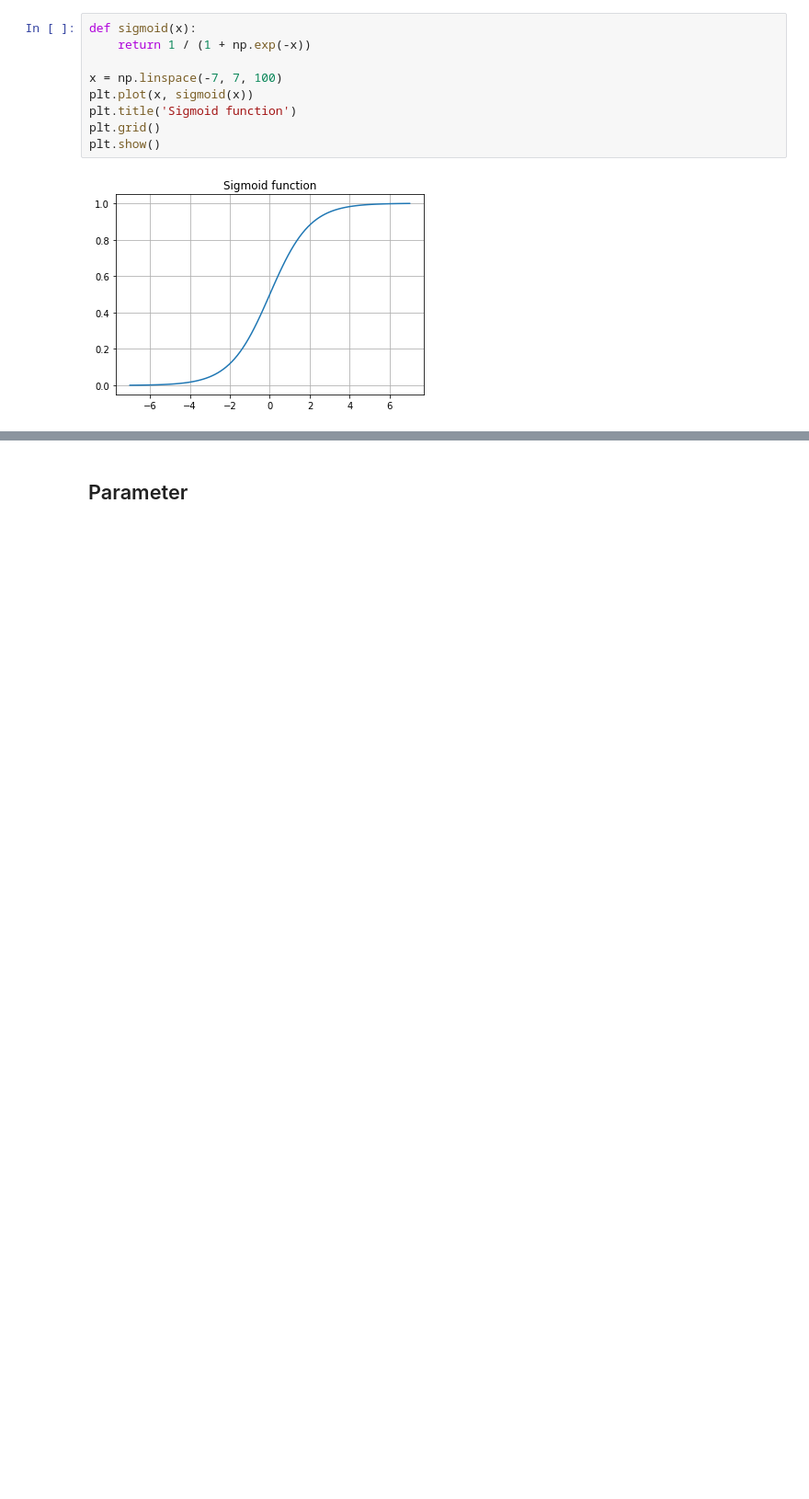
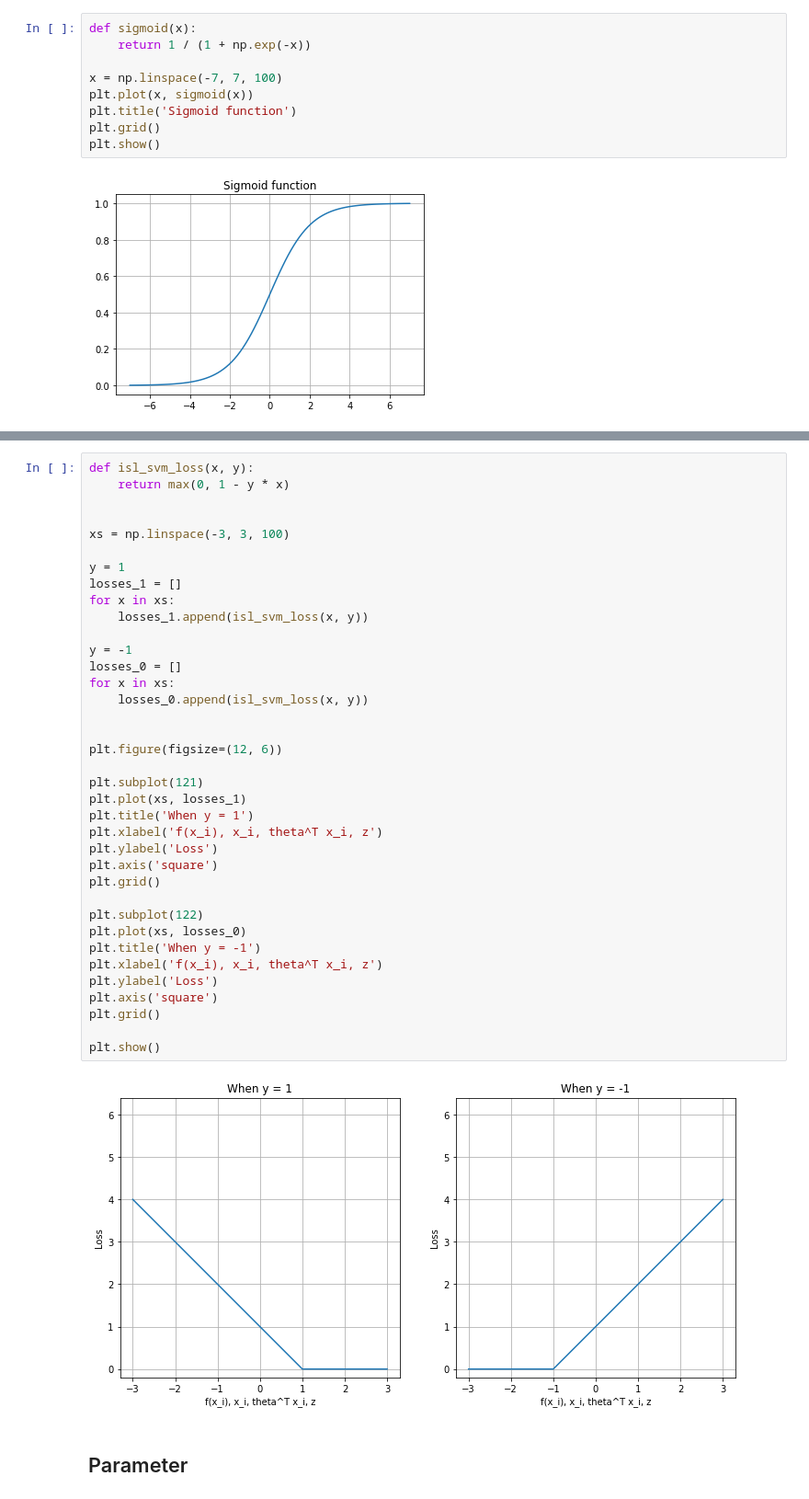
Before and after one commit to yukikitayama/machine-learning, a Jupyter notebook: notebook/support_vector_machine.ipynb, the cells around one changed output, grey strips where cells are left out. Shown at 92% size. Drawn from its saved outputs; the diff is of its cells as text; blank space fills up the shorter version.

```diff
--- a/notebook/support_vector_machine.ipynb
+++ b/notebook/support_vector_machine.ipynb
@@ -152,3 +364,42 @@ plt.show()
+# %%
+def isl_svm_loss(x, y):
+    return max(0, 1 - y * x)
+
+
+xs = np.linspace(-3, 3, 100)
+
+y = 1
+losses_1 = []
+for x in xs:
+    losses_1.append(isl_svm_loss(x, y))
+
+y = -1
+losses_0 = []
+for x in xs:
+    losses_0.append(isl_svm_loss(x, y))
+
+
+plt.figure(figsize=(12, 6))
+
+plt.subplot(121)
+plt.plot(xs, losses_1)
+plt.title('When y = 1')
+plt.xlabel('f(x_i), x_i, theta^T x_i, z')
+plt.ylabel('Loss')
+plt.axis('square')
+plt.grid()
+
+plt.subplot(122)
+plt.plot(xs, losses_0)
+plt.title('When y = -1')
+plt.xlabel('f(x_i), x_i, theta^T x_i, z')
+plt.ylabel('Loss')
+plt.axis('square')
+plt.grid()
+
+plt.show()
+# %% [output]
+[figure, added]
 # %% [markdown]
 ## Parameter
 # %%
```
Also changed, not shown: parts of 6 cells of this notebook.
